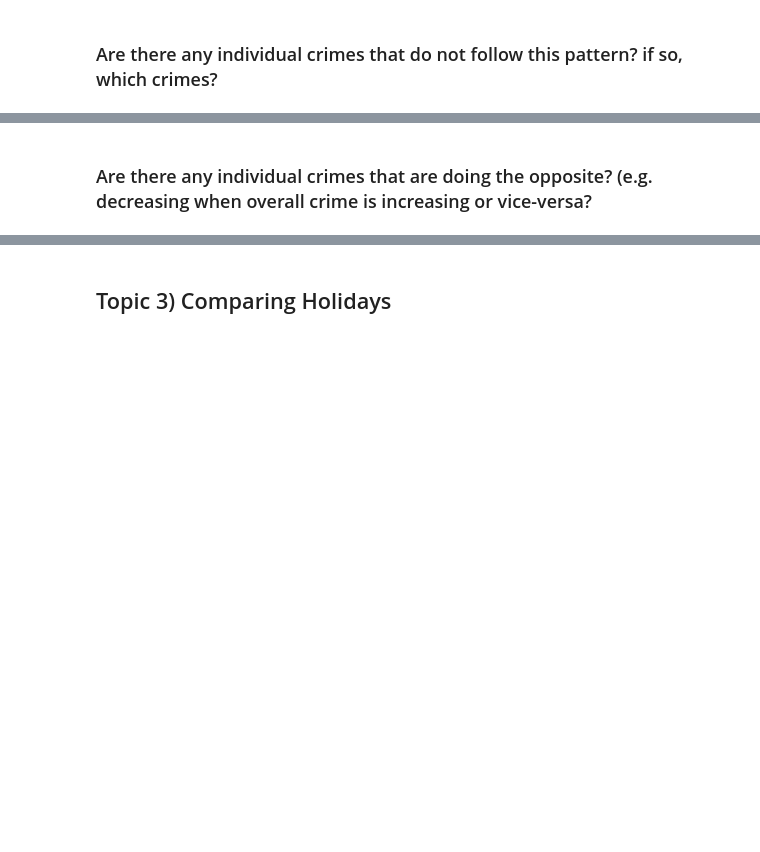
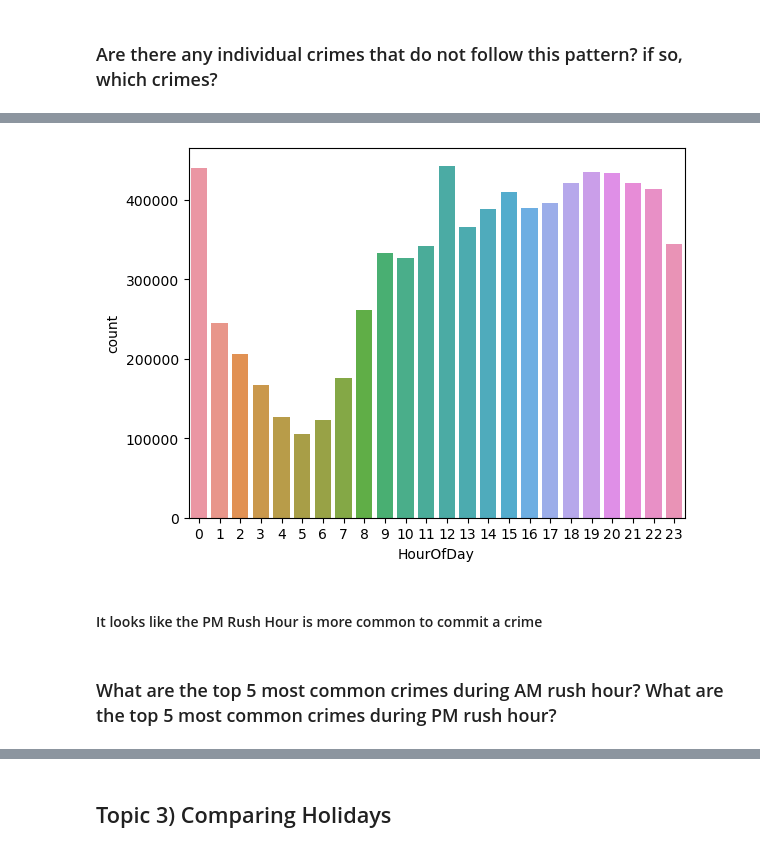
Before and after one commit to SpreeC/Chicago-Crime-Data-Project, a Jupyter notebook: Part 1.ipynb, the cells around one changed output, grey strips where cells are left out. Drawn from its saved outputs; the diff is of its cells as text; code cells hidden in the pictures; blank space fills up the shorter version.

```diff
--- a/Part 1.ipynb
+++ b/Part 1.ipynb
@@ -255,2 +215,10 @@ crime_column.plot()
+# %%
+#create an hour of day column
+df['HourOfDay'] = df.index.hour
+sns.countplot(data=df, x='HourOfDay');
+# %% [output]
+[figure, added]
+# %% [markdown]
+#### It looks like the PM Rush Hour is more common to commit a crime
 # %% [markdown]
-### Are there any individual crimes that are doing the opposite? (e.g. decreasing when overall crime is increasing or vice-versa?
+### What are the top 5 most common crimes during AM rush hour? What are the top 5 most common crimes during PM rush hour?
```
Also changed, not shown: parts of 33 cells of this notebook.
